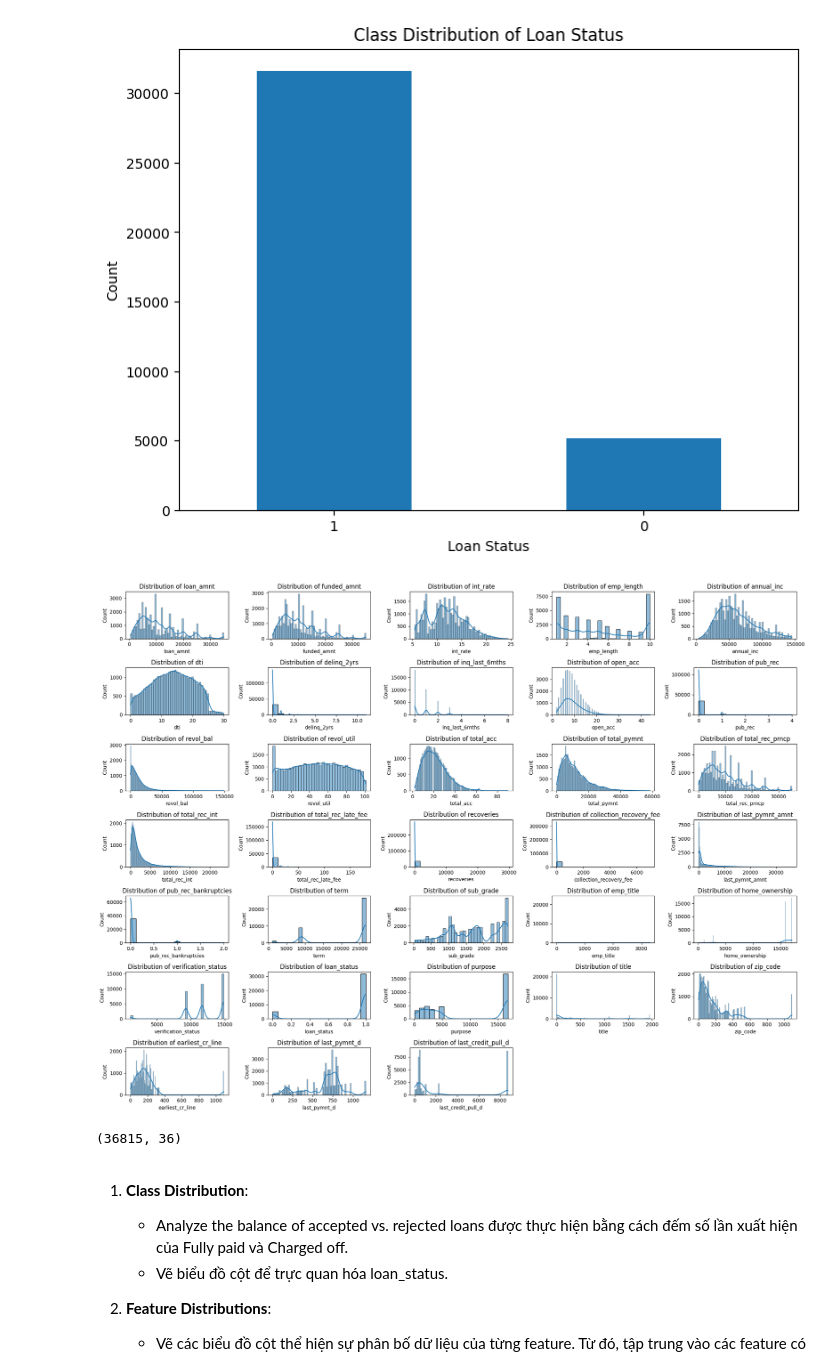
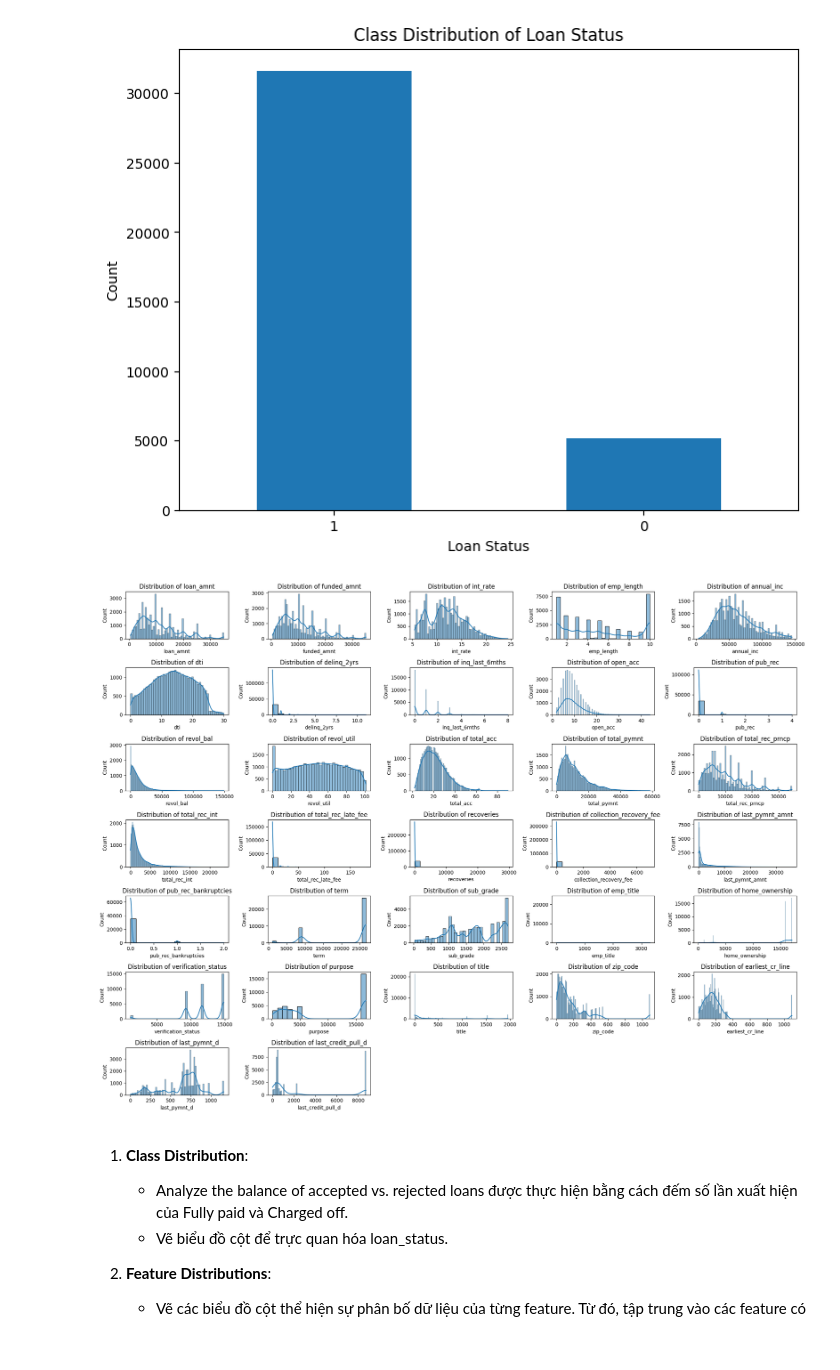
Before and after one commit to Meanliss/Project-midterm, a Jupyter notebook: MIDTERM.ipynb, the cells around one changed output. Drawn from its saved outputs; the diff is of its cells as text; code cells hidden in the pictures.

```diff
--- a/MIDTERM.ipynb
+++ b/MIDTERM.ipynb
@@ -263,4 +285,6 @@ plt.show()
 # %%
-# Bỏ các cột out_prncp, out_prncp_inv, chargeoff_within_12_mths, delinq_amnt, tax_liens vì các giá trị không đổi
-columns_to_drop = ['out_prncp', 'out_prncp_inv', 'chargeoff_within_12_mths', 'delinq_amnt', 'tax_liens']
-loan_df = loan_df.drop(columns=[col for col in columns_to_drop if col in loan_df.columns])
+# Bỏ các cột dưới đây vì các giá trị không đổi
+columns_to_drop = ['out_prncp', 'out_prncp_inv',
+                   'chargeoff_within_12_mths', 'delinq_amnt', 'tax_liens']
+loan_df = loan_df.drop(
+    columns=[col for col in columns_to_drop if col in loan_df.columns])
@@ -286,19 +308,21 @@ for col in binary_cols:
 - Thay giá trị 'Fully Paid' = 1, 'Charged Off' = 0 do nếu 1 người trả nợ thì có thể tiếp tục cho mượn và ngược lại.
 - Nên lấy loan_status làm cột target cho model.
 # %%
-loan_df['loan_status'] = loan_df['loan_status'].map({'Fully Paid': 1, 'Charged Off': 0})
+loan_df['loan_status'] = loan_df['loan_status'].map(
+    {'Fully Paid': 1, 'Charged Off': 0})
 # %%
 # Điền các giá trị trống bằng giá trị median
 loan_df = loan_df.fillna(loan_df.median())
 # %%
-# Assuming 'loan_status' is the column indicating loan acceptance/rejection
-# Encode 'loan_status' if it's categorical
-loan_df['loan_status'] = loan_df['loan_status'].apply(lambda x: 1 if x == 1.0 else 0)
+# Giả dụ cột 'loan_status' sẽ chỉ ra rằng khoản vay được chấp nhận hay không
+# Mã hóa các giá trị biến trong 'loan_status'
+loan_df['loan_status'] = loan_df['loan_status'].apply(
+    lambda x: 1 if x == 1.0 else 0)
 
-# Calculate the correlation matrix
+# Tính ma trận tương quan
 correlation_matrix = loan_df.corr()
 
-# Plot the heatmap
+# Vẽ đồ thị heatmap cho ma trận tương quan
 plt.figure(figsize=(12, 8))
 sns.heatmap(correlation_matrix, annot=True, cmap='coolwarm', fmt='.1f')
 plt.title('Correlation Matrix')
@@ -309,6 +333,7 @@ plt.show()
 - Từ hình ta thấy được sự tương quan giữa các feature với nhau, các feature có sự tương quan lớn nên có loại bỏ được 1 trong 2.
 # %%
 # Loại bỏ các cột có độ tương quan cao
-columns_to_drop = ['member_id', 'funded_amnt_inv', 'total_pymnt_inv', 'issue_d']
-loan_df = loan_df.drop(columns=[col for col in columns_to_drop if col in loan_df.columns])
+columns_to_drop = ['funded_amnt_inv', 'total_pymnt_inv', 'issue_d']
+loan_df = loan_df.drop(
+    columns=[col for col in columns_to_drop if col in loan_df.columns])
 # %%
@@ -335,26 +359,33 @@ loan_status
 Name: count, dtype: int64
 [figure]
 # %%
-numerical_features = loan_df.drop(columns=['id', 'collections_12_mths_ex_med', 'acc_now_delinq']).select_dtypes(include=np.number).columns
+numerical_features = loan_df.drop(
+    columns=['loan_status']).select_dtypes(exclude='object').columns
 
-# Plot distributions
+
+# Vẽ đồ thị phân phối cho các feature
 num_features = len(numerical_features)
+
 num_cols = 5
+
 num_rows = (num_features // num_cols) + (num_features % num_cols > 0)
 
+
 plt.figure(figsize=(20, 15))
+
 for i, feature in enumerate(numerical_features):
+
     plt.subplot(num_rows, num_cols, i + 1)
+
     sns.histplot(loan_df[feature], kde=True)
+
     plt.title(f'Distribution of {feature}')
+
 plt.tight_layout()
+
 plt.show()
 # %% [output]
-[figure, old version]
+[figure, new version]
-# %%
-loan_df.shape
-# %% [output]
-(36815, 36)
 # %% [markdown]
 1. **Class Distribution**:
    - Analyze the balance of accepted vs. rejected loans được thực hiện bằng cách đếm số lần xuất hiện của Fully paid và Charged off.
```
Also changed, not shown: parts of 98 cells of this notebook.
